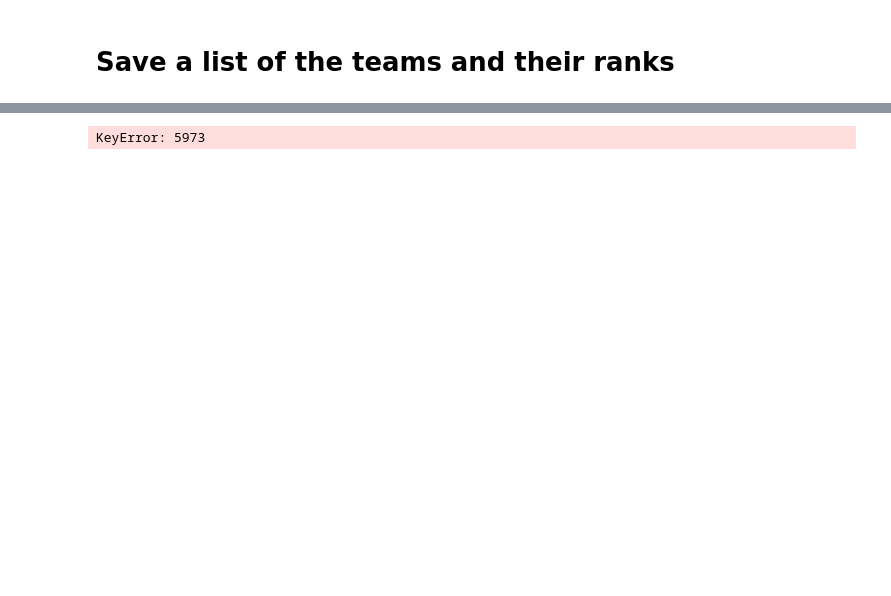
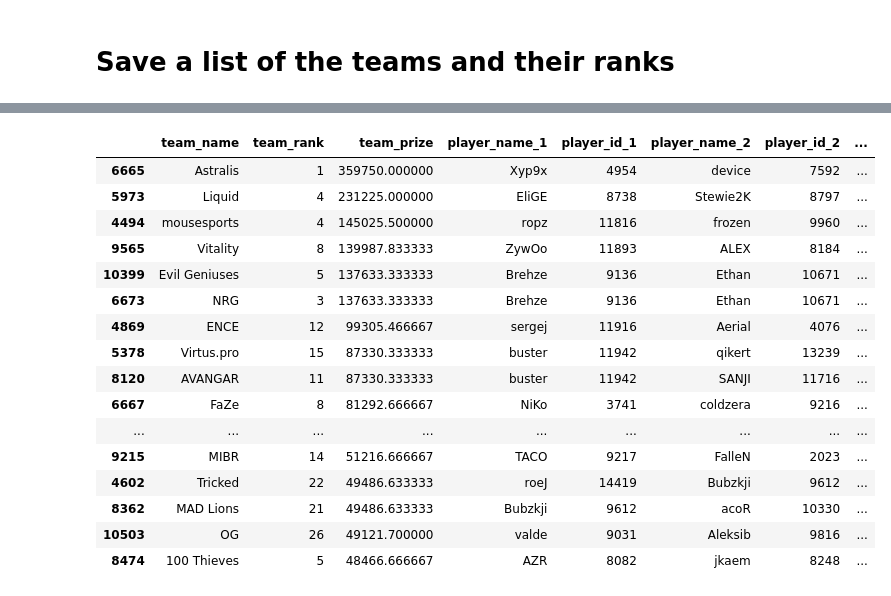
Before and after one commit to emmanuel-garza/insight-csgo, a Jupyter notebook: web_app_data.ipynb, the cells around one changed output, grey strips where cells are left out. Cells and saved outputs as stored; diff of their text form; code cells hidden in the pictures; blank space fills up the shorter version.

```diff
--- a/web_app_data.ipynb
+++ b/web_app_data.ipynb
@@ -113,4 +109,60 @@ df_map
-# %%
-dict_player[5973].head()
-# %% [output]
-KeyError: 5973
+# %%
+# Get the rating and prize rating of the average opponent for each team
+df = pd.DataFrame.from_dict(dict_team,orient='index')
+for team_id in df.index[:]:
+    df_aux = df_map[ (df_map['date']>datetime(2019,1,1)) &  ( (df_map['team_id_1']==team_id) | (df_map['team_id_2']==team_id) ) ]
+
+    prize_vec  = []
+    rating_vec = []
+
+    for map_id in df_aux.index:
+
+        prize_rating = []
+        rating       = []
+
+        for new_team_id in dict_map[map_id]:
+            if( new_team_id != team_id ):
+
+                for player_id in dict_map[map_id][new_team_id]['players_id']:
+
+                    try:
+                        rating.append( dict_player_new[player_id]['rating'] )
+                        prize_rating.append( dict_player_new[player_id]['prize_rating'] )
+                    except:
+                        continue
+
+        if len(prize_rating) > 0:
+            rating_vec.append( np.mean(rating) )
+            prize_vec.append(  np.mean(prize_rating) )
+
+
+
+    dict_team[team_id]['avg_op_rating']       = np.mean( rating_vec )
+    dict_team[team_id]['avg_op_prize_rating'] = np.mean( prize_vec )
+# %%
+
+df = pd.DataFrame.from_dict(dict_team,orient='index')
+df = df[ df['team_rank']>0 ]
+df = df.sort_values(['team_prize_rating'],ascending=False)
+
+df.head(n=20)
+# filename = 'webapp_dict_team.sav'
+# pickle.dump( df, open(filename,'wb') )
+# %% [output]
+|  | team_name | team_rank | team_prize | player_name_1 | player_id_1 | player_name_2 | player_id_2 | ... |
+| 6665 | Astralis | 1 | 359750.000000 | Xyp9x | 4954 | device | 7592 | ... |
+| 5973 | Liquid | 4 | 231225.000000 | EliGE | 8738 | Stewie2K | 8797 | ... |
+| 4494 | mousesports | 4 | 145025.500000 | ropz | 11816 | frozen | 9960 | ... |
+| 9565 | Vitality | 8 | 139987.833333 | ZywOo | 11893 | ALEX | 8184 | ... |
+| 10399 | Evil Geniuses | 5 | 137633.333333 | Brehze | 9136 | Ethan | 10671 | ... |
+| 6673 | NRG | 3 | 137633.333333 | Brehze | 9136 | Ethan | 10671 | ... |
+| 4869 | ENCE | 12 | 99305.466667 | sergej | 11916 | Aerial | 4076 | ... |
+| 5378 | Virtus.pro | 15 | 87330.333333 | buster | 11942 | qikert | 13239 | ... |
+| 8120 | AVANGAR | 11 | 87330.333333 | buster | 11942 | SANJI | 11716 | ... |
+| 6667 | FaZe | 8 | 81292.666667 | NiKo | 3741 | coldzera | 9216 | ... |
+| ... | ... | ... | ... | ... | ... | ... | ... | ... |
+| 9215 | MIBR | 14 | 51216.666667 | TACO | 9217 | FalleN | 2023 | ... |
+| 4602 | Tricked | 22 | 49486.633333 | roeJ | 14419 | Bubzkji | 9612 | ... |
+| 8362 | MAD Lions | 21 | 49486.633333 | Bubzkji | 9612 | acoR | 10330 | ... |
+| 10503 | OG | 26 | 49121.700000 | valde | 9031 | Aleksib | 9816 | ... |
+| 8474 | 100 Thieves | 5 | 48466.666667 | AZR | 8082 | jkaem | 8248 | ... |
```
Also changed, not shown: parts of 11 cells of this notebook, 2 other files.
